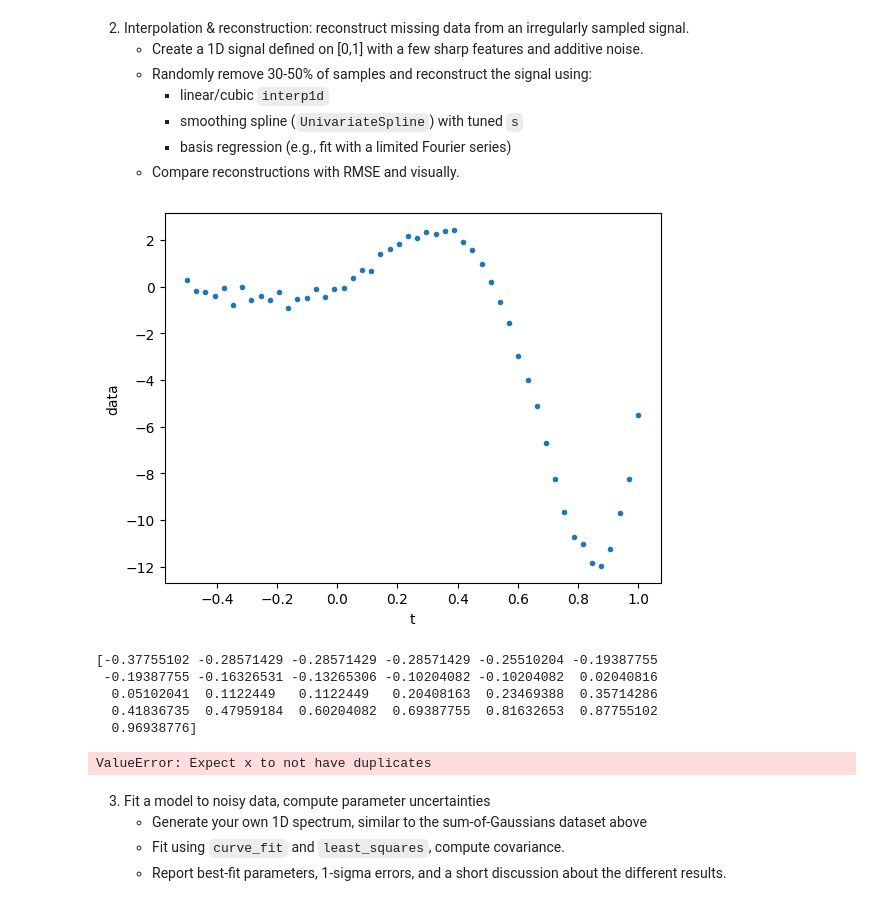
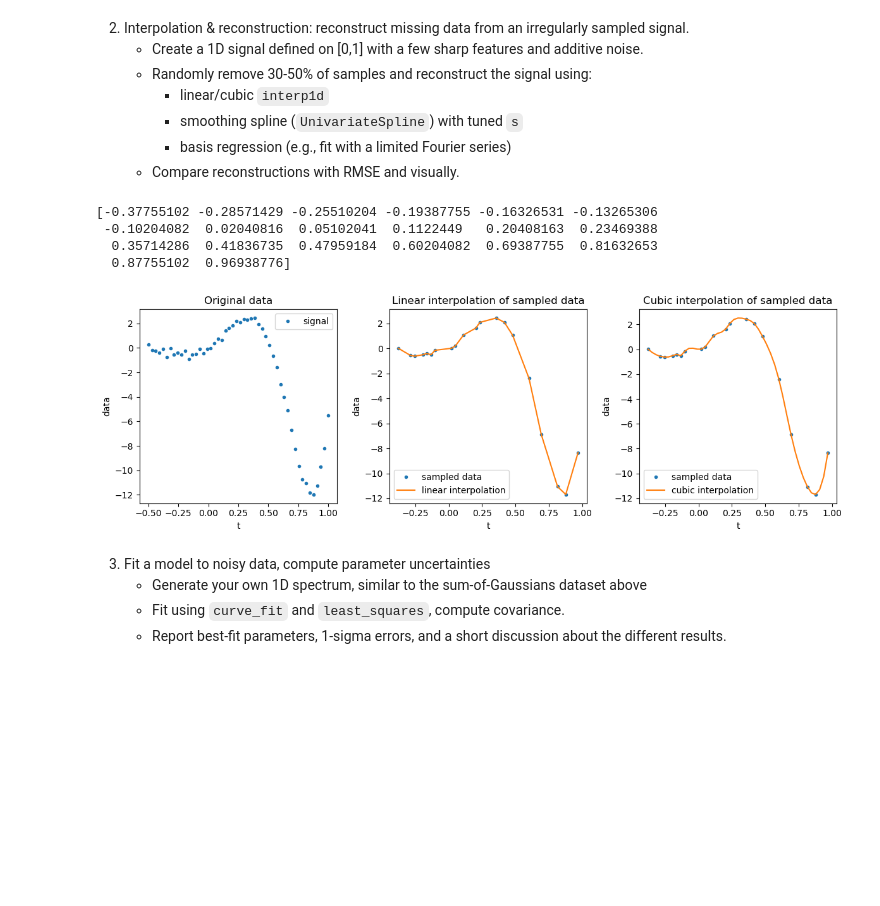
Before and after one commit to AlejandroRG03/computacion_master, a Jupyter notebook: USC-FCA-main/numpy_scipy.ipynb, the cells around one changed output. Cells and saved outputs as stored; diff of their text form; code cells hidden in the pictures; blank space fills up the shorter version.

```diff
--- a/USC-FCA-main/numpy_scipy.ipynb
+++ b/USC-FCA-main/numpy_scipy.ipynb
@@ -728,44 +728,58 @@ Max difference: 8.88e-16
 # %%
 import numpy as np
 import scipy as scp
 import matplotlib.pyplot as plt
 
 np.random.seed(1)
 
 signal = lambda t: np.exp(3*t)*np.sin(6*t) + 0.2*np.random.normal(size=len(t))
 
 t = np.linspace(-0.5,1, 50)
 y = signal(t)
 
-plt.plot(t, y, '.', label='signal')
-plt.xlabel('t')
-plt.ylabel('data')
-plt.show()
+fig = plt.figure(figsize=(12,4))
+ax = [fig.add_subplot(1, 3, i) for i in range(1,4)]
+
+ax[0].plot(t, y, '.', label='signal')
+ax[0].set_xlabel('t')
+ax[0].set_ylabel('data')
+ax[0].set_title('Original data')
+ax[0].legend()
 
 
 t_sample = np.sort(np.random.choice(t, size = int(0.5*len(t))))
+t_sample = np.unique(t_sample) # remove duplicates
+
 y_sample = signal(t_sample)
 
 print(t_sample)
 
 y_linar_interp = scp.interpolate.interp1d(t_sample, y_sample, kind='linear', bounds_error=False)(t)
 y_cubic_interp = scp.interpolate.interp1d(t_sample, y_sample, kind='cubic', bounds_error=False)(t)
 
-plt.plot(t_sample, y_sample, '.', label='sampled data')
-plt.plot(t, y_linar_interp, label='linear interpolation')
-plt.plot(t, y_cubic_interp, label='cubic interpolation')
-plt.xlabel('t')
-plt.ylabel('data')
-plt.legend()
+ax[1].plot(t_sample, y_sample, '.', label='sampled data')
+ax[1].plot(t, y_linar_interp, label='linear interpolation')
+ax[1].set_xlabel('t')
+ax[1].set_ylabel('data')
+ax[1].set_title('Linear interpolation of sampled data')
+ax[1].legend()
+
+ax[2].plot(t_sample, y_sample, '.', label='sampled data')
+ax[2].plot(t, y_cubic_interp, label='cubic interpolation')
+ax[2].set_xlabel('t')
+ax[2].set_ylabel('data')
+ax[2].set_title('Cubic interpolation of sampled data')
+ax[2].legend()
+
+
+fig.tight_layout()
 plt.show()
 # %% [output]
+[-0.37755102 -0.28571429 -0.25510204 -0.19387755 -0.16326531 -0.13265306
+ -0.10204082  0.02040816  0.05102041  0.1122449   0.20408163  0.23469388
+  0.35714286  0.41836735  0.47959184  0.60204082  0.69387755  0.81632653
+  0.87755102  0.96938776]
-[figure, old version]
+[figure, new version]
-[-0.37755102 -0.28571429 -0.28571429 -0.28571429 -0.25510204 -0.19387755
- -0.19387755 -0.16326531 -0.13265306 -0.10204082 -0.10204082  0.02040816
-  0.05102041  0.1122449   0.1122449   0.20408163  0.23469388  0.35714286
-  0.41836735  0.47959184  0.60204082  0.69387755  0.81632653  0.87755102
-  0.96938776]
-ValueError: Expect x to not have duplicates
 # %% [markdown]
 3. Fit a model to noisy data, compute parameter uncertainties
      - Generate your own 1D spectrum, similar to the sum-of-Gaussians dataset above
```
Also changed, not shown: parts of 4 cells of this notebook.
